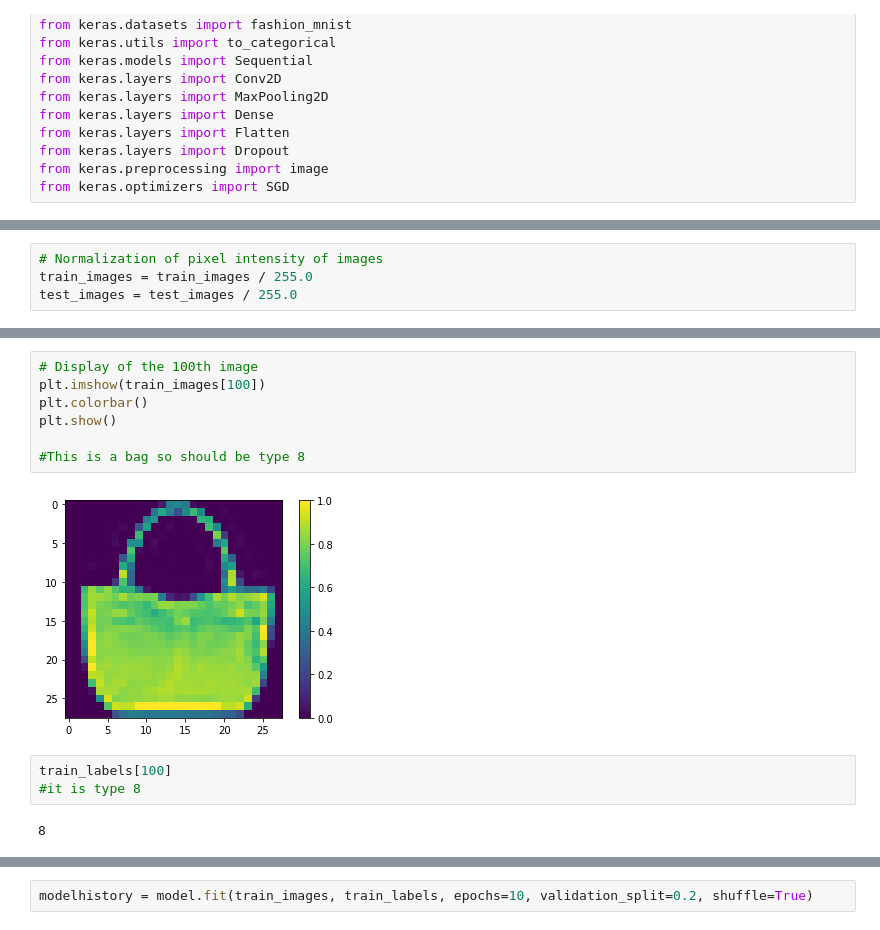
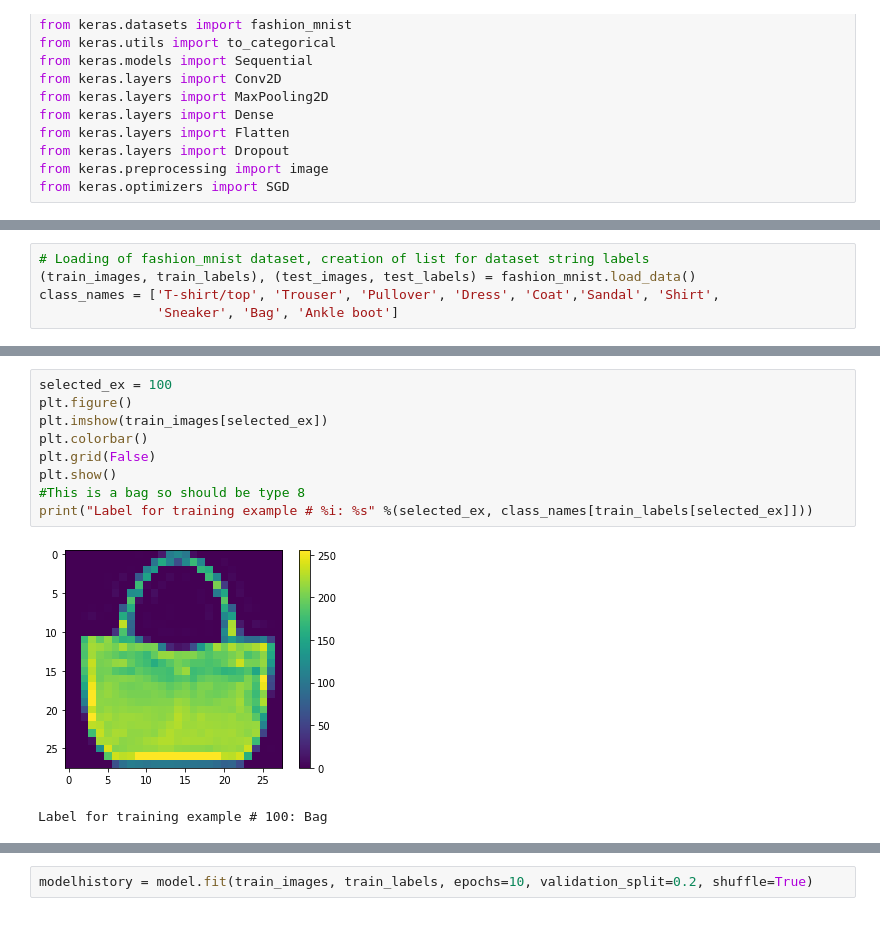
Before and after one commit to JLechuga94/Machine-Learning, a Jupyter notebook: notebook12_dm_fashion_mnist.ipynb, the cells around one changed output, grey strips where cells are left out. Cells and saved outputs as stored; diff of their text form.

Commit message:
New changes to reshaping functions of dataset

```diff
--- a/notebook12_dm_fashion_mnist.ipynb
+++ b/notebook12_dm_fashion_mnist.ipynb
@@ -86 +84,6 @@ from keras.optimizers import SGD
+# %%
+# Loading of fashion_mnist dataset, creation of list for dataset string labels
+(train_images, train_labels), (test_images, test_labels) = fashion_mnist.load_data()
+class_names = ['T-shirt/top', 'Trouser', 'Pullover', 'Dress', 'Coat','Sandal', 'Shirt',
+               'Sneaker', 'Bag', 'Ankle boot']
 # %% [markdown]
@@ -94,7 +98,3 @@ Train set: X = (60000, 28, 28), y = (60000,)
 
 
 Test set: X = (10000, 28, 28), y = (10000,)
-# %%
-# Normalization of pixel intensity of images
-train_images = train_images / 255.0
-test_images = test_images / 255.0
@@ -101,14 +103,12 @@ test_images = test_images / 255.0
 # %%
-# Display of the 100th image
-plt.imshow(train_images[100])
+selected_ex = 100
+plt.figure()
+plt.imshow(train_images[selected_ex])
 plt.colorbar()
+plt.grid(False)
 plt.show()
-
 #This is a bag so should be type 8
+print("Label for training example # %i: %s" %(selected_ex, class_names[train_labels[selected_ex]]))
 # %% [output]
-[figure, old version]
+[figure, new version]
+Label for training example # 100: Bag
-# %%
-train_labels[100]
-#it is type 8
-# %% [output]
-8
```
Also changed, not shown: parts of 14 cells of this notebook.
